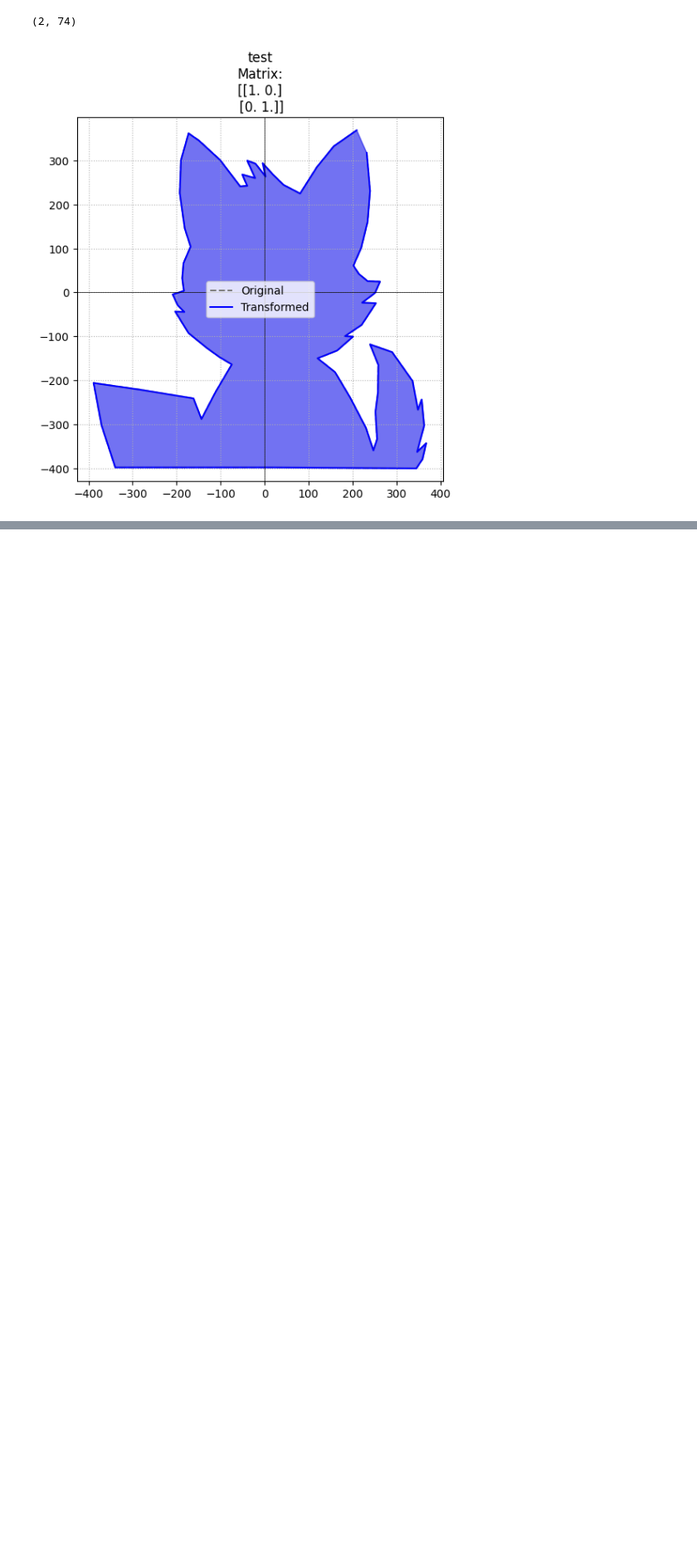
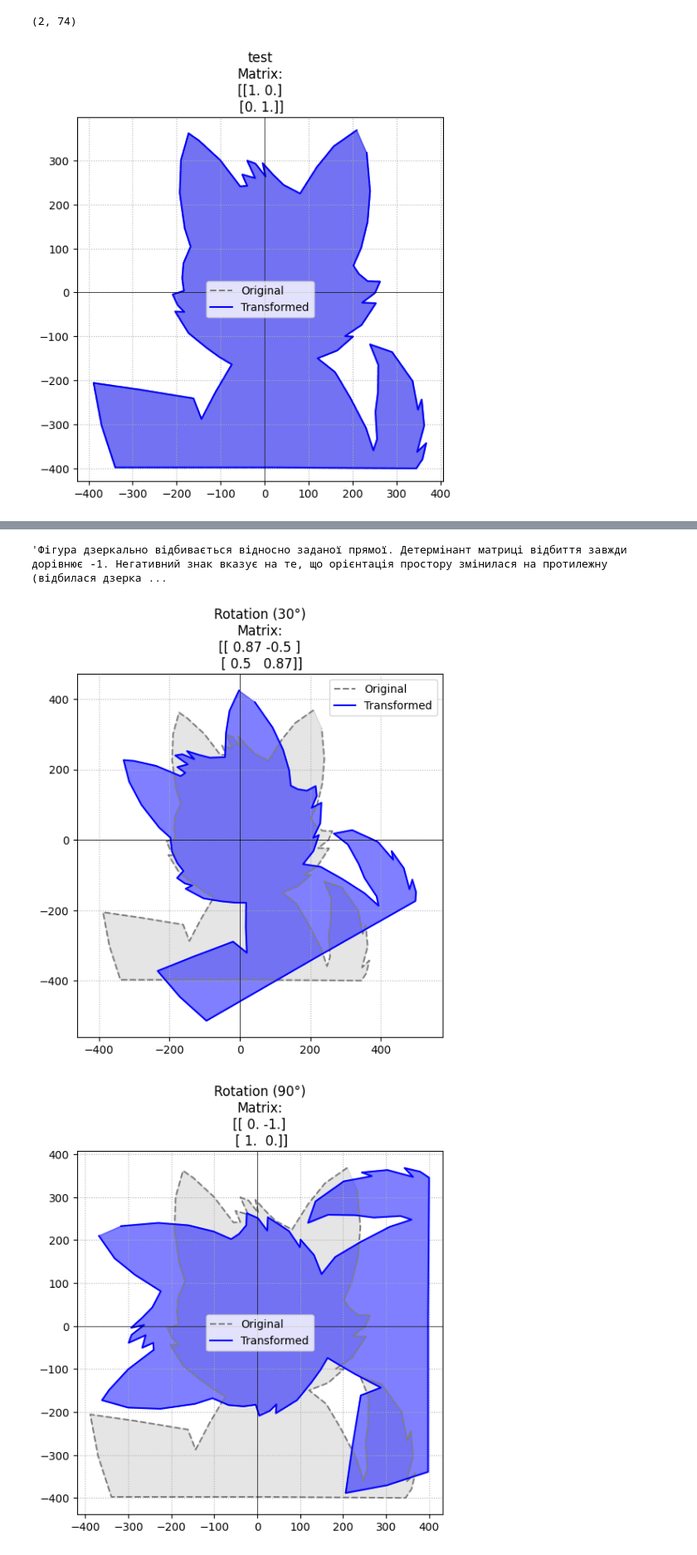
Before and after one commit to mykoladomanskyi25-dotcom/ALA_Lab1, a Jupyter notebook: lab1.ipynb, the cells around one changed output, grey strips where cells are left out. Shown at 83% size. Cells and saved outputs as stored; diff of their text form; code cells hidden in the pictures; blank space fills up the shorter version.

```diff
--- a/lab1.ipynb
+++ b/lab1.ipynb
@@ -89,0 +106,11 @@ TASK 1: 2D Transformations
+# %%
+"Фігура дзеркально відбивається відносно заданої прямої. Детермінант матриці відбиття завжди дорівнює -1. Негативний знак вказує на те, що орієнтація простору змінилася на протилежну (відбилася дзеркально), але абсолютна площа фігури залишилася незмінною."
+# %% [output]
+'Фігура дзеркально відбивається відносно заданої прямої. Детермінант матриці відбиття завжди дорівнює -1. Негативний знак вказує на те, що орієнтація простору змінилася на протилежну (відбилася дзерка ...
+# %%
+for deg in [30, 90, 180, -45]:
+    Y, M = rotation(X, np.deg2rad(deg))
+    plot_2d(X, Y, f"Rotation ({deg}°)", M)
+# %% [output]
+[figure, added]
+[figure, added]
```
Also changed, not shown: parts of 13 cells of this notebook.
